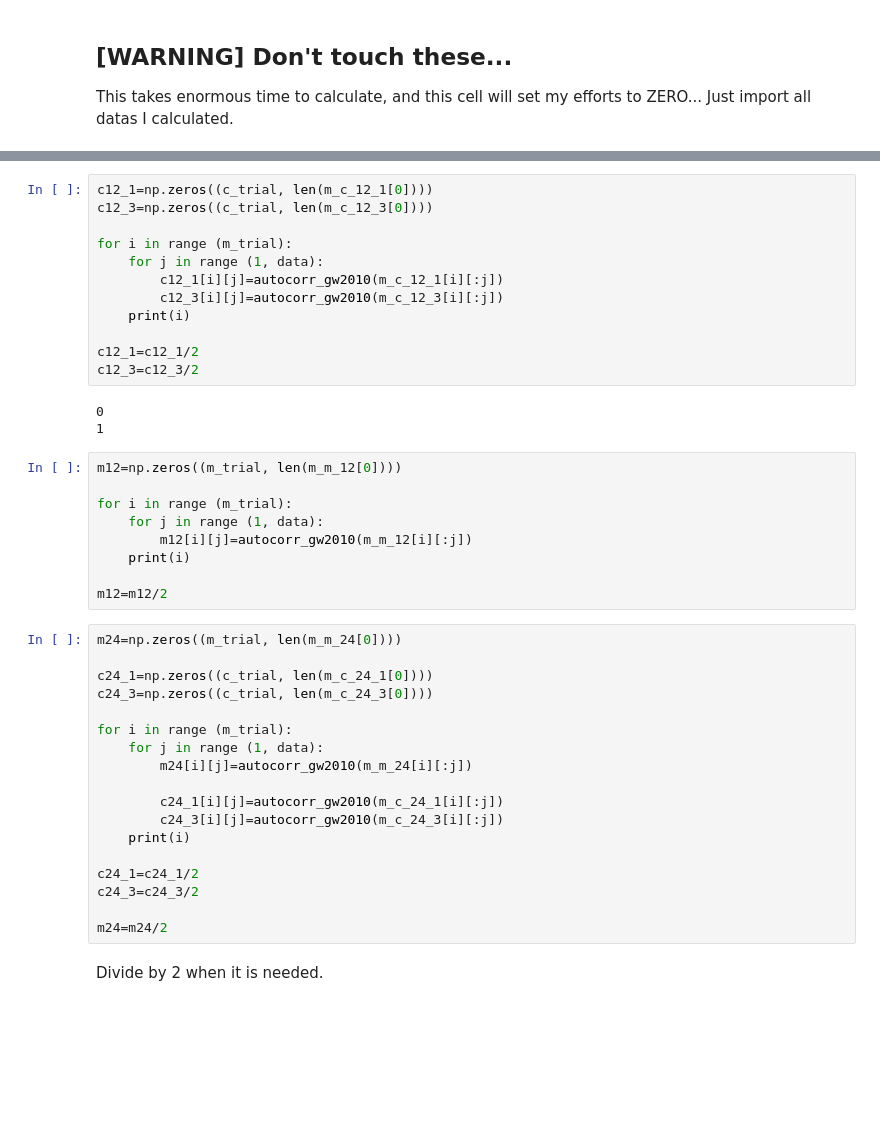
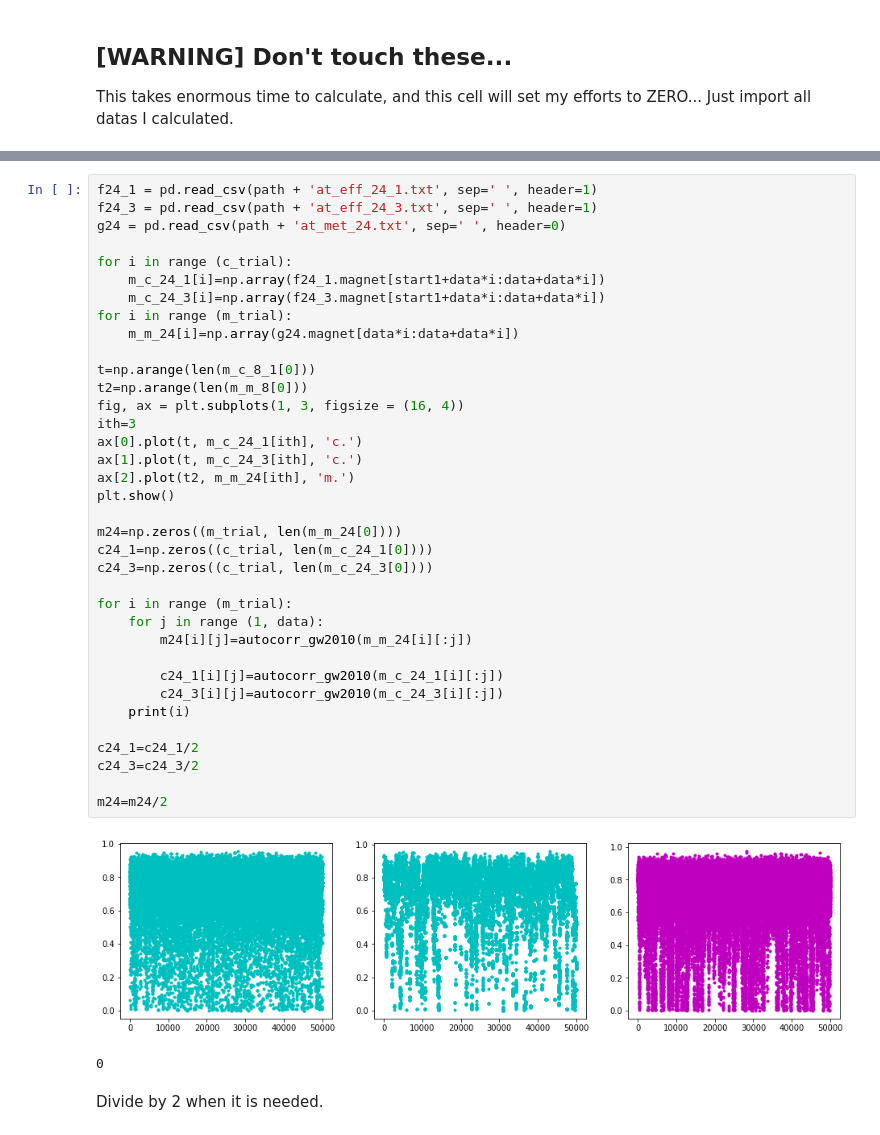
Before and after one commit to aadeliee22/MCMCIsing_SLMC, a Jupyter notebook: python/7th/autocorrelation_time-Copy1.ipynb, the cells around one changed output, grey strips where cells are left out. Drawn from its saved outputs; the diff is of its cells as text; blank space fills up the shorter version.

```diff
--- a/python/7th/autocorrelation_time-Copy1.ipynb
+++ b/python/7th/autocorrelation_time-Copy1.ipynb
@@ -202,48 +202,45 @@ m32 = m32/2
 7
 8
 9
-# %%
-c12_1=np.zeros((c_trial, len(m_c_12_1[0])))
-c12_3=np.zeros((c_trial, len(m_c_12_3[0])))
-
-for i in range (m_trial):
-    for j in range (1, data):
-        c12_1[i][j]=autocorr_gw2010(m_c_12_1[i][:j])
-        c12_3[i][j]=autocorr_gw2010(m_c_12_3[i][:j])
-    print(i)
-
-c12_1=c12_1/2
-c12_3=c12_3/2
-# %% [output]
-0
-1
-# %%
-m12=np.zeros((m_trial, len(m_m_12[0])))
-
-for i in range (m_trial):
-    for j in range (1, data):
-        m12[i][j]=autocorr_gw2010(m_m_12[i][:j])
-    print(i)
-
-m12=m12/2
 # %%
+f24_1 = pd.read_csv(path + 'at_eff_24_1.txt', sep=' ', header=1)
+f24_3 = pd.read_csv(path + 'at_eff_24_3.txt', sep=' ', header=1)
+g24 = pd.read_csv(path + 'at_met_24.txt', sep=' ', header=0)
+
+for i in range (c_trial):
+    m_c_24_1[i]=np.array(f24_1.magnet[start1+data*i:data+data*i])
+    m_c_24_3[i]=np.array(f24_3.magnet[start1+data*i:data+data*i])
+for i in range (m_trial):
+    m_m_24[i]=np.array(g24.magnet[data*i:data+data*i])
+
+t=np.arange(len(m_c_8_1[0]))
+t2=np.arange(len(m_m_8[0]))
+fig, ax = plt.subplots(1, 3, figsize = (16, 4))
+ith=3
+ax[0].plot(t, m_c_24_1[ith], 'c.')
+ax[1].plot(t, m_c_24_3[ith], 'c.')
+ax[2].plot(t2, m_m_24[ith], 'm.')
+plt.show()
+
 m24=np.zeros((m_trial, len(m_m_24[0])))
-
 c24_1=np.zeros((c_trial, len(m_c_24_1[0])))
 c24_3=np.zeros((c_trial, len(m_c_24_3[0])))
 
 for i in range (m_trial):
     for j in range (1, data):
         m24[i][j]=autocorr_gw2010(m_m_24[i][:j])
 
         c24_1[i][j]=autocorr_gw2010(m_c_24_1[i][:j])
         c24_3[i][j]=autocorr_gw2010(m_c_24_3[i][:j])
     print(i)
 
 c24_1=c24_1/2
 c24_3=c24_3/2
 
 m24=m24/2
+# %% [output]
+[figure, added]
+0
 # %% [markdown]
 Divide by 2 when it is needed.
 # %% [markdown]
```
Also changed, not shown: parts of 7 cells of this notebook, 15 other files.
